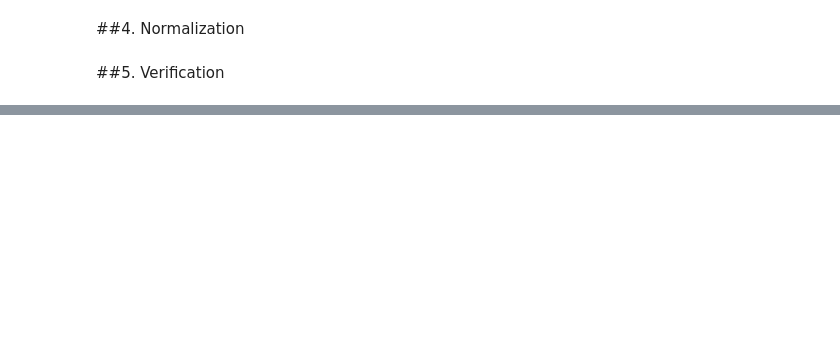
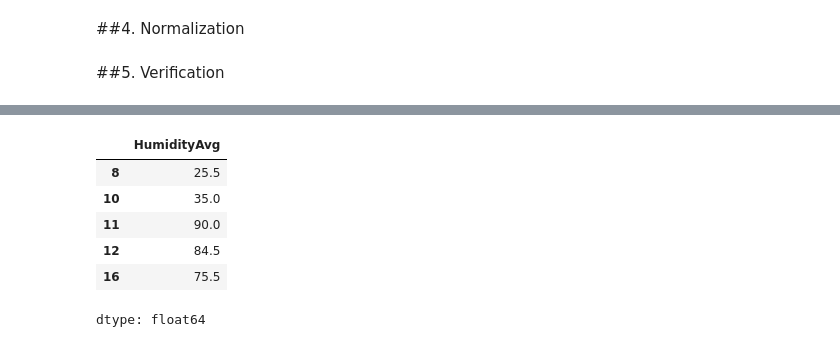
Before and after one commit to SSenitha/Data_Analytics, a Jupyter notebook: InferentialAnalysis_sandaru.ipynb, the cells around one changed output, grey strips where cells are left out. Drawn from its saved outputs; the diff is of its cells as text; code cells hidden in the pictures; blank space fills up the shorter version.

```diff
--- a/InferentialAnalysis_sandaru.ipynb
+++ b/InferentialAnalysis_sandaru.ipynb
@@ -135,0 +150,18 @@ df_cleaned.head()
+# %%
+#Get the data required
+df_cleaned['HumidityAvg'] = (df_cleaned['Humidity9am'] + df_cleaned['Humidity3pm'])/2
+Humidity = df_cleaned[['HumidityAvg', 'RainTomorrow']]
+Humidity.head()
+
+HumidityOnPredictedRain = Humidity[Humidity['RainTomorrow'] == 1]['HumidityAvg']
+HumidityOnPredictedNoRain = Humidity[Humidity['RainTomorrow'] == 0]['HumidityAvg']
+
+HumidityOnPredictedRain.head()
+# %% [output]
+|  | HumidityAvg |
+| 8 | 25.5 |
+| 10 | 35.0 |
+| 11 | 90.0 |
+| 12 | 84.5 |
+| 16 | 75.5 |
+dtype: float64
```
Also changed, not shown: parts of 10 cells of this notebook.
